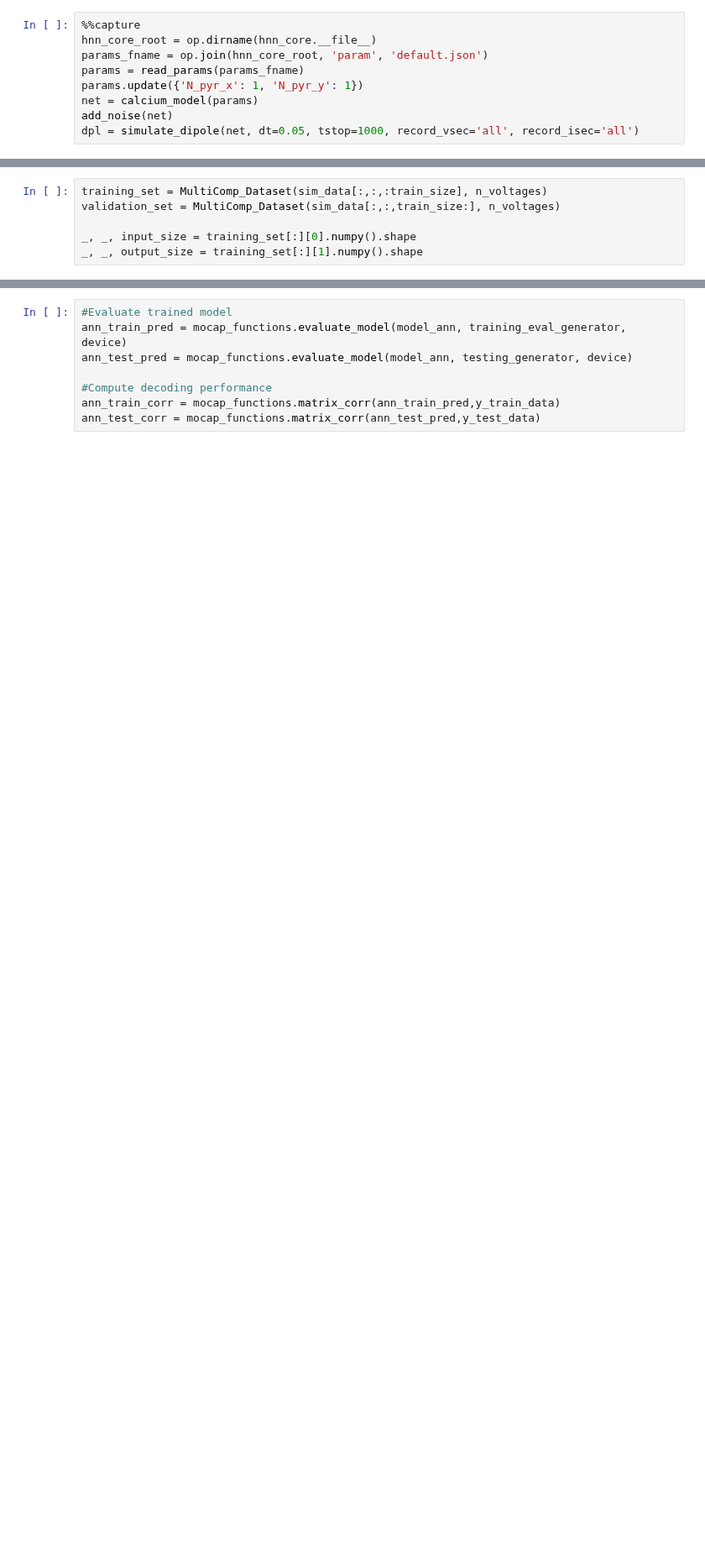
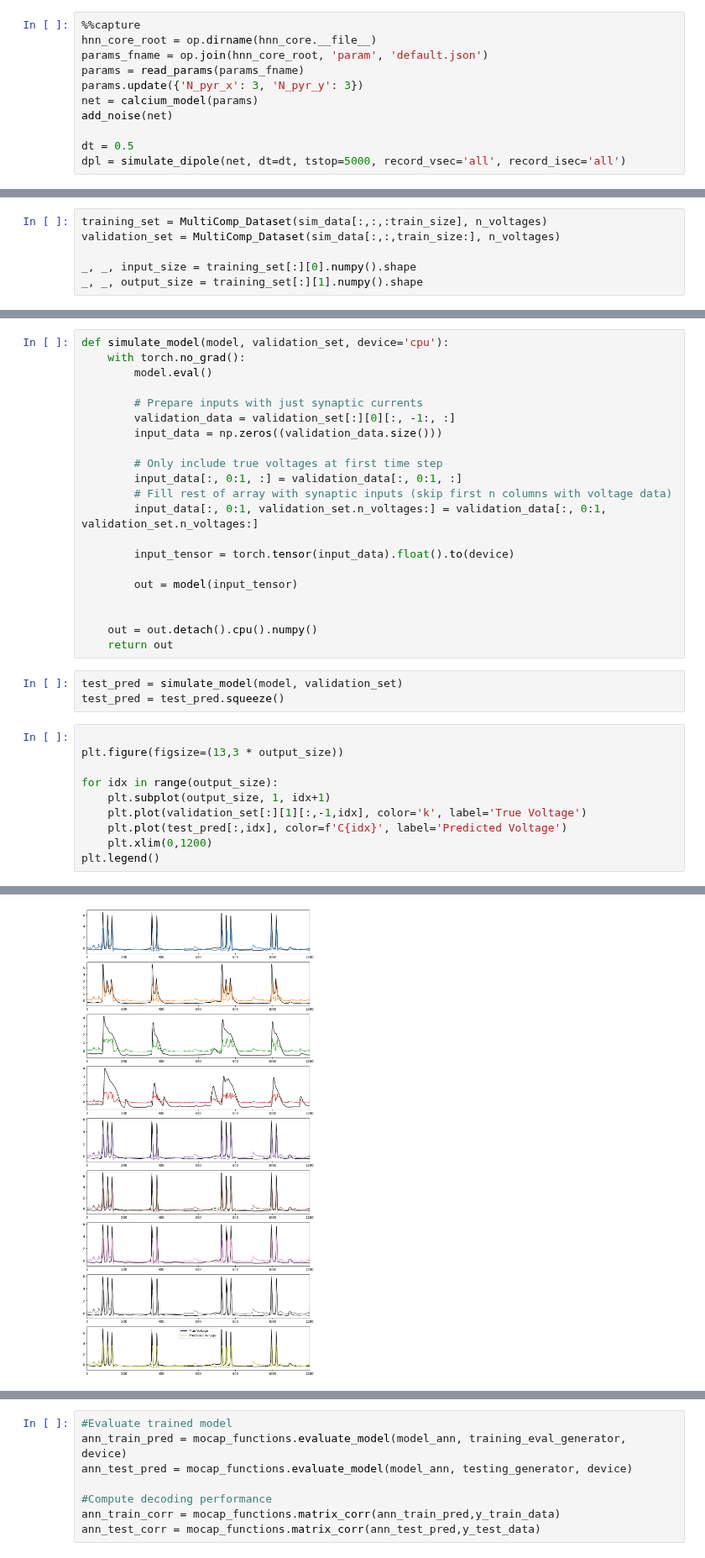
Before and after one commit to ntolley/bayesian_surrogates, a Jupyter notebook: single_cell_noise.ipynb, the cells around one changed output, grey strips where cells are left out. Shown at 84% size. Drawn from its saved outputs; the diff is of its cells as text; blank space fills up the shorter version.

```diff
--- a/single_cell_noise.ipynb
+++ b/single_cell_noise.ipynb
@@ -92,10 +120,12 @@ def add_noise(net):
 hnn_core_root = op.dirname(hnn_core.__file__)
 params_fname = op.join(hnn_core_root, 'param', 'default.json')
 params = read_params(params_fname)
-params.update({'N_pyr_x': 1, 'N_pyr_y': 1})
+params.update({'N_pyr_x': 3, 'N_pyr_y': 3})
 net = calcium_model(params)
 add_noise(net)
-dpl = simulate_dipole(net, dt=0.05, tstop=1000, record_vsec='all', record_isec='all')
+
+dt = 0.5
+dpl = simulate_dipole(net, dt=dt, tstop=5000, record_vsec='all', record_isec='all')
 # %%
 cell_type = 'L5_pyramidal'
 cell_gids = net.gid_ranges[cell_type]
@@ -193,0 +237,35 @@ train_pred = utils.evaluate_model(model_ann, training_eval_generator, device)
+# %%
+def simulate_model(model, validation_set, device='cpu'):
+    with torch.no_grad():
+        model.eval()
+
+        # Prepare inputs with just synaptic currents
+        validation_data = validation_set[:][0][:, -1:, :]
+        input_data = np.zeros((validation_data.size()))
+
+        # Only include true voltages at first time step
+        input_data[:, 0:1, :] = validation_data[:, 0:1, :]
+        # Fill rest of array with synaptic inputs (skip first n columns with voltage data)
+        input_data[:, 0:1, validation_set.n_voltages:] = validation_data[:, 0:1, validation_set.n_voltages:]
+
+        input_tensor = torch.tensor(input_data).float().to(device)
+
+        out = model(input_tensor)
+
+
+    out = out.detach().cpu().numpy()
+    return out
+# %%
+test_pred = simulate_model(model, validation_set)
+test_pred = test_pred.squeeze()
+# %%
+
+plt.figure(figsize=(13,3 * output_size))
+
+for idx in range(output_size):
+    plt.subplot(output_size, 1, idx+1)
+    plt.plot(validation_set[:][1][:,-1,idx], color='k', label='True Voltage')
+    plt.plot(test_pred[:,idx], color=f'C{idx}', label='Predicted Voltage')
+    plt.xlim(0,1200)
+plt.legend()
+# %% [output]
@@ -193,0 +273 @@ train_pred = utils.evaluate_model(model_ann, training_eval_generator, device)
+[figure, added]
```
Also changed, not shown: parts of 15 cells of this notebook, 1 other file.
